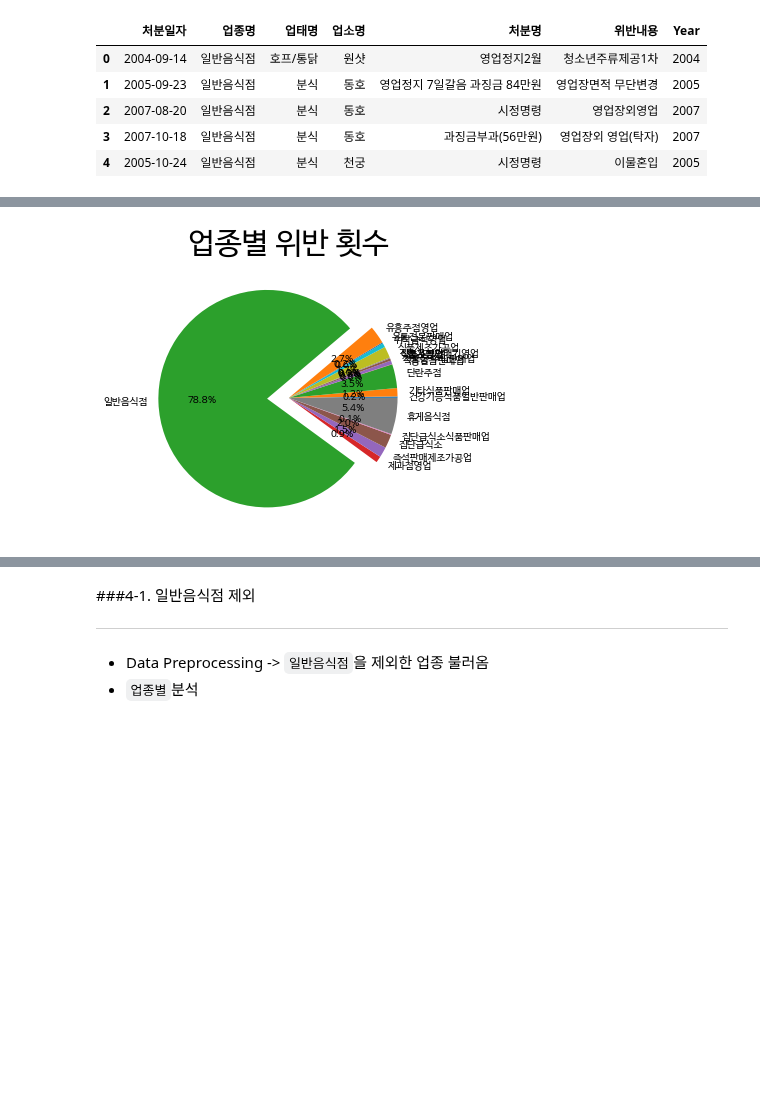
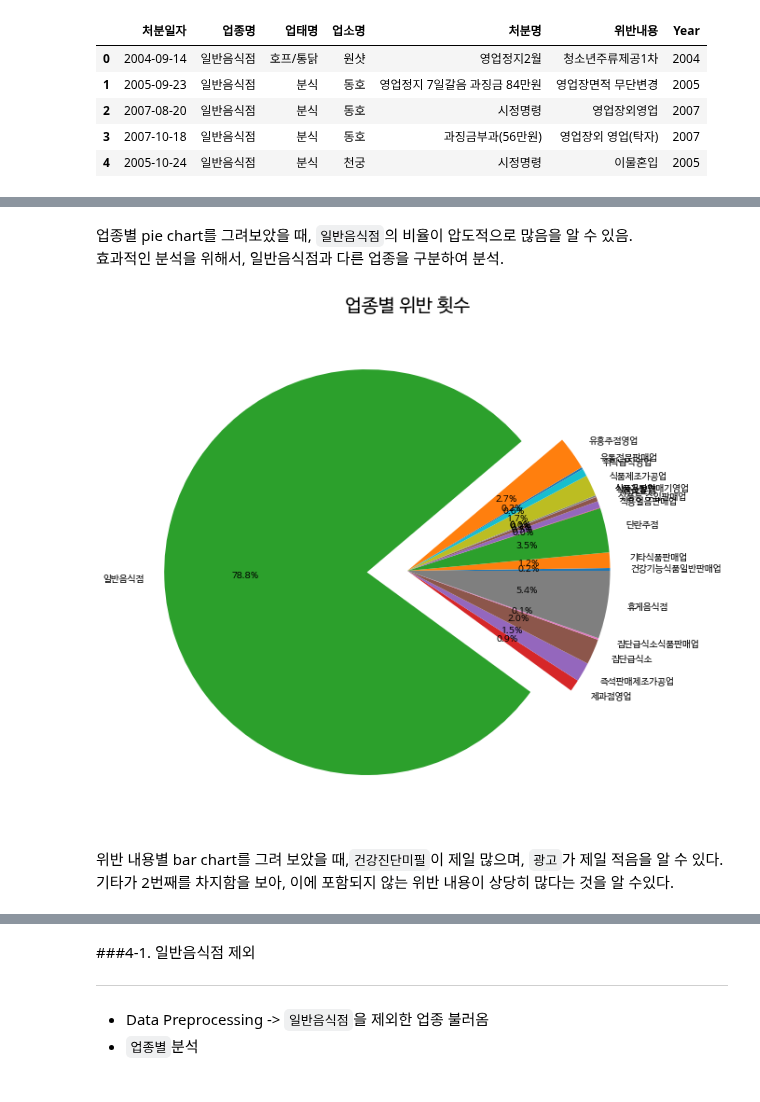
Before and after one commit to HyeJiJUN11/DataAnalysisProgramming, a Jupyter notebook: Project.ipynb, the cells around one changed output, grey strips where cells are left out. Saved outputs shown, nothing was run; the diff lists cells and outputs as text; code cells hidden in the pictures; blank space fills up the shorter version.

```diff
--- a/Project.ipynb
+++ b/Project.ipynb
@@ -98,0 +165,32 @@ df.head()
+# %%
+#처분명 정리
+def replace2(x) :
+  x = str(x)
+  if '영업정지' in x:
+    s = '영업정지'
+
+  elif '과징금' in x:
+    s = '과징금'
+
+  elif '과태료' in x:
+    s = '과태료'
+
+  elif '시정명령' in x:
+    s = '시정명령'
+
+  elif '영업소폐쇄' in x:
+    s = '영업소폐쇄'
+
+  else:
+    s = '기타'
+
+  return str(s)
+
+dfCopy2 = df['처분명'].copy()
+dfCopy2 = dfCopy2.apply(replace2)
+df['처분명수정'] = dfCopy2
+# %%
+#위반내용, 처분명 수정한 col추가
+#위반내용 처분명 제거
+df = df.drop(['처분명', '위반내용'], axis=1)
+df
@@ -98,0 +211,8 @@ df.head()
+# %%
+#encoding
+
+df.loc[:, '위반내용_encoding'] = pd.factorize(df['위반내용수정'])[0].reshape(-1, 1)
+df.loc[:, '처분명_encoding'] = pd.factorize(df['처분명수정'])[0].reshape(-1, 1)
+df.loc[:, '업종명_encoding'] = pd.factorize(df['업종명'])[0].reshape(-1, 1)
+df.loc[:, '업태명_encoding'] = pd.factorize(df['업태명'])[0].reshape(-1, 1)
+df
@@ -112,15 +262,21 @@ pie chart를 봤을 때, 일반음식점이 압도적으로 많음 -> 일반음
+# %% [markdown]
+업종별 pie chart를 그려보았을 때, `일반음식점`의 비율이 압도적으로 많음을 알 수 있음.<br/>
+효과적인 분석을 위해서, 일반음식점과 다른 업종을 구분하여 분석.
 # %%
 #업종별 pie chart
 df_count = df.groupby(by=['업종명'], as_index=False).count()
 frequency = df_count['Year'];
 label = df_count['업종명'];
 
-plt.title('업종별 위반 횟수', size=30)
-plt.rcParams["figure.figsize"] = (10, 10)
+plt.title('업종별 위반 횟수', size=20)
+plt.rcParams["figure.figsize"] = (10,10)
 lst = np.zeros(len(df_count))
 lst[12] = 0.2
 plt.pie(frequency, labels=label, autopct='%.1f%%', explode=lst)
 plt.show()
 # %% [output]
-[figure, old version]
+[figure, new version]
+# %% [markdown]
+위반 내용별 bar chart를 그려 보았을 때,`건강진단미필`이 제일 많으며, `광고`가 제일 적음을 알 수 있다.<br/>
+기타가 2번째를 차지함을 보아, 이에 포함되지 않는 위반 내용이 상당히 많다는 것을 알 수있다.
 # %%
```
Also changed, not shown: parts of 37 cells of this notebook.
